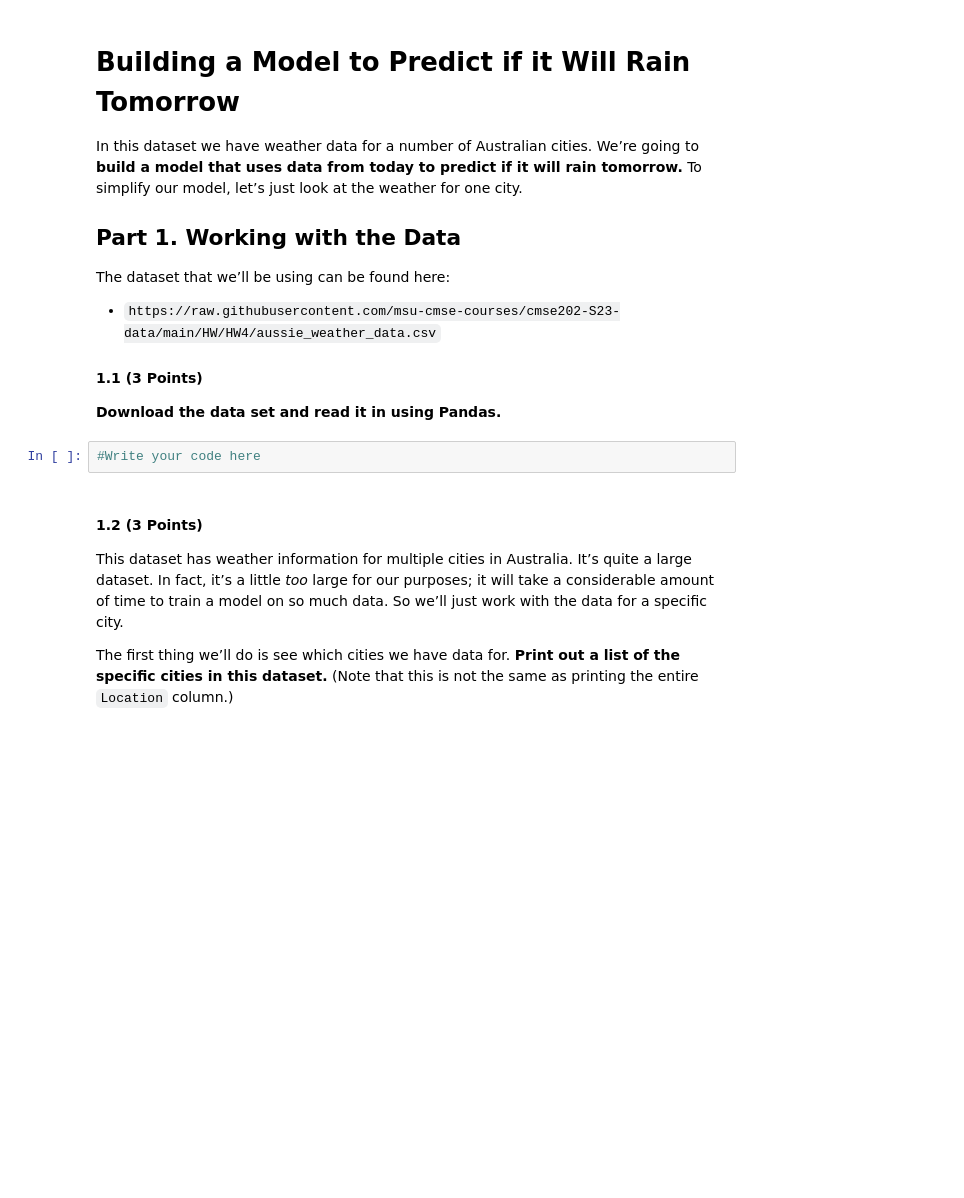
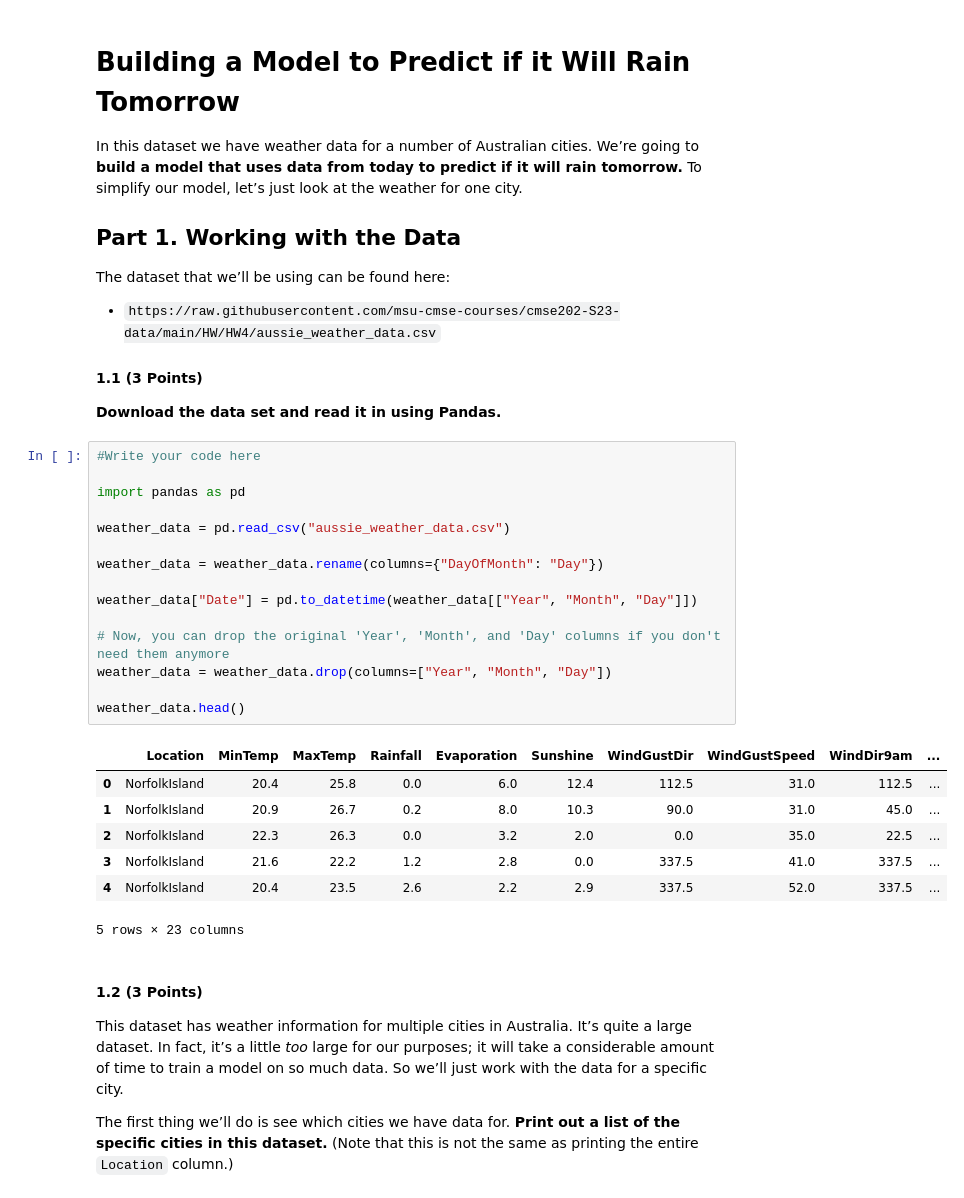
Before and after one commit to NickCoder27/CMSE202-s23-turnin, a Jupyter notebook: hw-04/Homework 4/Balesky_HW_4_Regression_and_SVM_STUDENT.ipynb, the cells around one changed output. Cells and saved outputs as stored; diff of their text form; blank space fills up the shorter version.

```diff
--- a/hw-04/Homework 4/Balesky_HW_4_Regression_and_SVM_STUDENT.ipynb
+++ b/hw-04/Homework 4/Balesky_HW_4_Regression_and_SVM_STUDENT.ipynb
@@ -43,8 +45,29 @@ The dataset that we’ll be using can be found here:
 
 #### 1.1 (3 Points)
 **Download the data set and read it in using Pandas.**
-# %%
-#Write your code here
+# %%
+#Write your code here
+
+import pandas as pd
+
+weather_data = pd.read_csv("aussie_weather_data.csv")
+
+weather_data = weather_data.rename(columns={"DayOfMonth": "Day"})
+
+weather_data["Date"] = pd.to_datetime(weather_data[["Year", "Month", "Day"]])
+
+# Now, you can drop the original 'Year', 'Month', and 'Day' columns if you don't need them anymore
+weather_data = weather_data.drop(columns=["Year", "Month", "Day"])
+
+weather_data.head()
+# %% [output]
+|  | Location | MinTemp | MaxTemp | Rainfall | Evaporation | Sunshine | WindGustDir | WindGustSpeed | WindDir9am | ... |
+| 0 | NorfolkIsland | 20.4 | 25.8 | 0.0 | 6.0 | 12.4 | 112.5 | 31.0 | 112.5 | ... |
+| 1 | NorfolkIsland | 20.9 | 26.7 | 0.2 | 8.0 | 10.3 | 90.0 | 31.0 | 45.0 | ... |
+| 2 | NorfolkIsland | 22.3 | 26.3 | 0.0 | 3.2 | 2.0 | 0.0 | 35.0 | 22.5 | ... |
+| 3 | NorfolkIsland | 21.6 | 22.2 | 1.2 | 2.8 | 0.0 | 337.5 | 41.0 | 337.5 | ... |
+| 4 | NorfolkIsland | 20.4 | 23.5 | 2.6 | 2.2 | 2.9 | 337.5 | 52.0 | 337.5 | ... |
+5 rows × 23 columns
 # %% [markdown]
 #### 1.2 (3 Points)
 This dataset has weather information for multiple cities in Australia. It’s quite a large dataset. In fact, it’s a little *too* large for our purposes; it will take a considerable amount of time to train a model on so much data. So we’ll just work with the data for a specific city.
```
Also changed, not shown: parts of 21 cells of this notebook.
